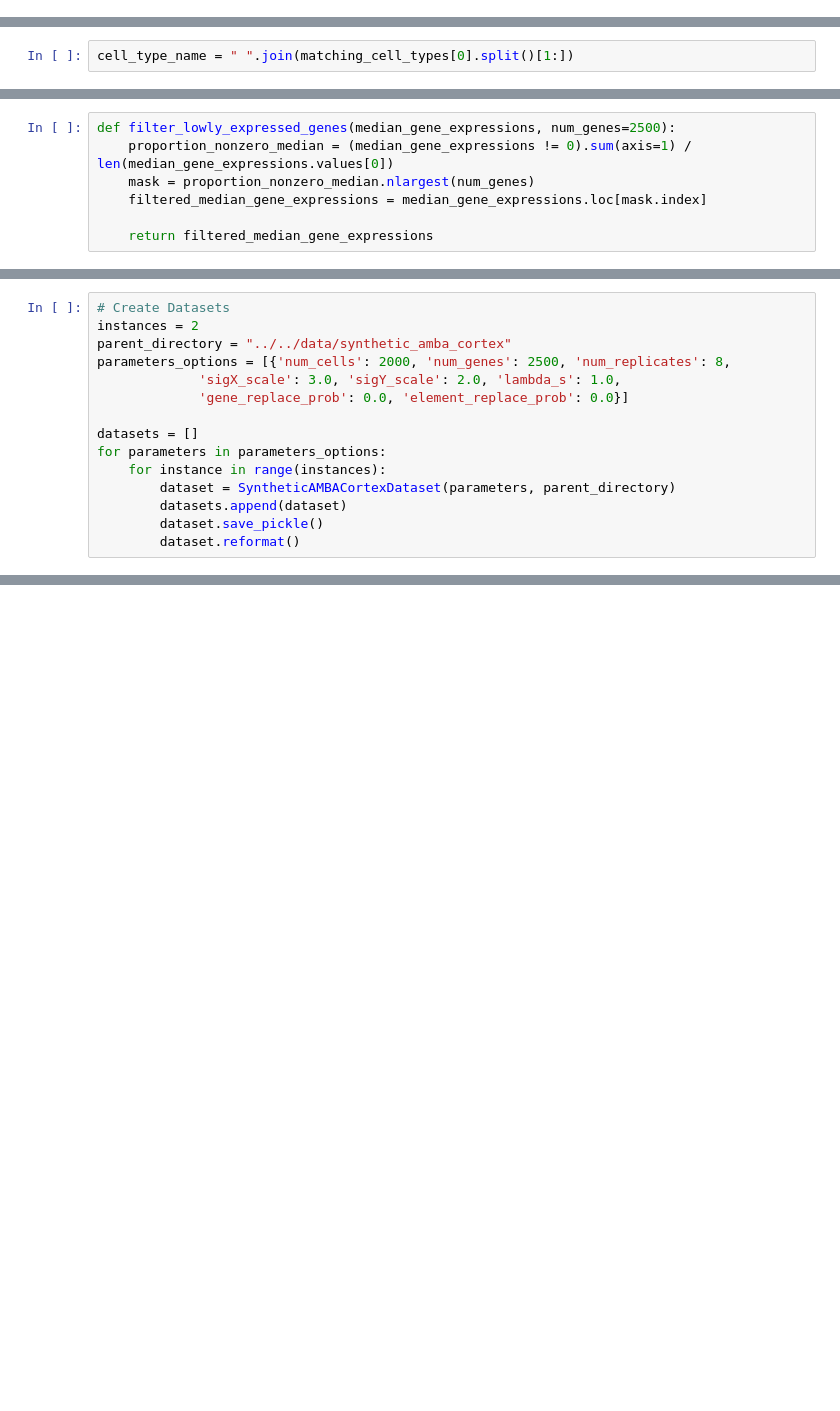
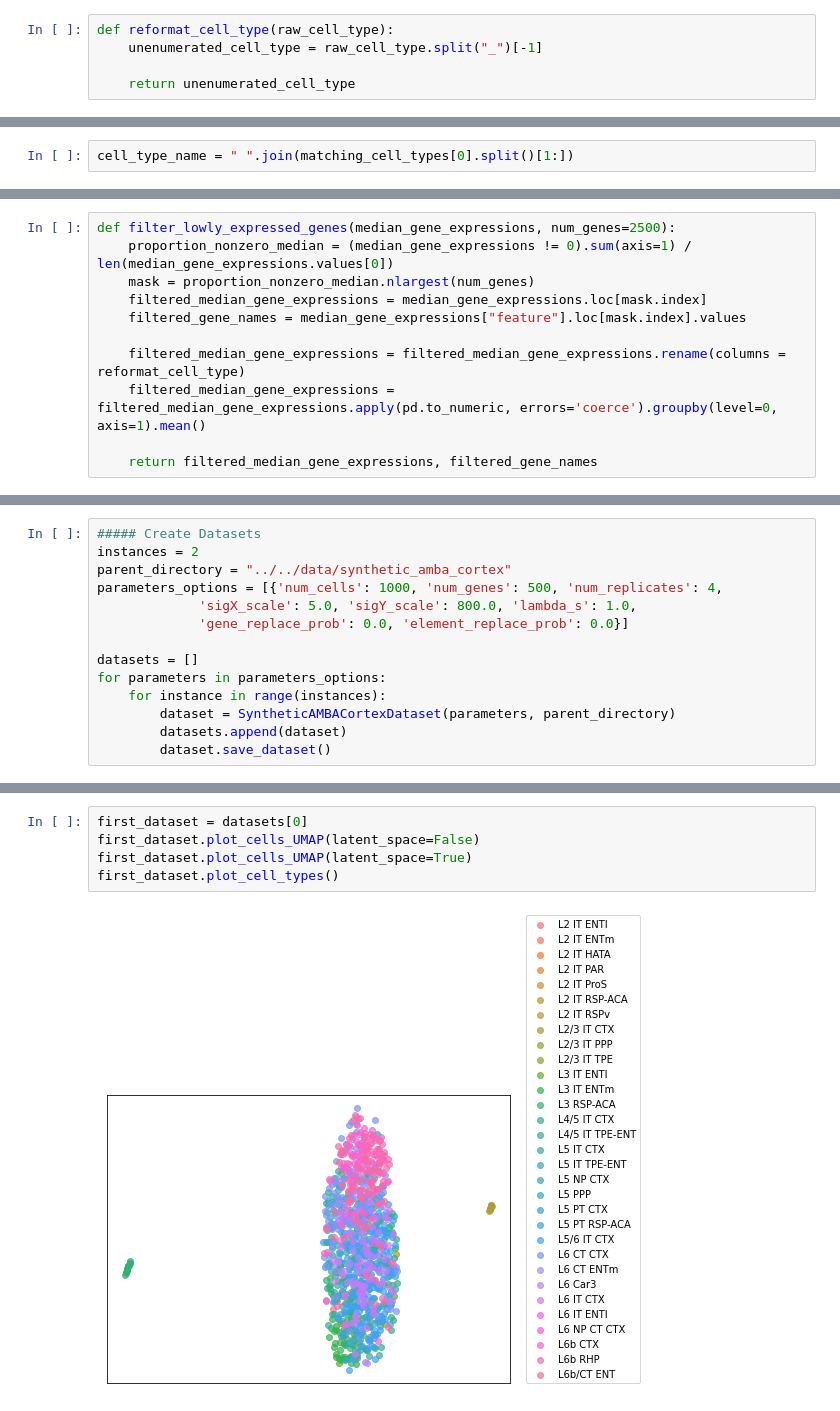
Before and after one commit to ma-compbio/SpiceMix, a Jupyter notebook: SpiceMix/allen_mouse_brain_atlas_simulation.ipynb, the cells around one changed output, grey strips where cells are left out. Cells and saved outputs as stored; diff of their text form; blank space fills up the shorter version.

```diff
--- a/SpiceMix/allen_mouse_brain_atlas_simulation.ipynb
+++ b/SpiceMix/allen_mouse_brain_atlas_simulation.ipynb
@@ -85,2 +74,7 @@ Index(['229_L6 IT CTX', '323_L6 CT CTX', '261_L6 Car3', '219_L6 IT CTX',
+# %%
+def reformat_cell_type(raw_cell_type):
+    unenumerated_cell_type = raw_cell_type.split("_")[-1]
+
+    return unenumerated_cell_type
 # %%
 layer_distributions = []
@@ -138,8 +122,12 @@ def filter_lowly_expressed_genes(median_gene_expressions, num_genes=2500):
     proportion_nonzero_median = (median_gene_expressions != 0).sum(axis=1) / len(median_gene_expressions.values[0])
     mask = proportion_nonzero_median.nlargest(num_genes)
     filtered_median_gene_expressions = median_gene_expressions.loc[mask.index]
+    filtered_gene_names = median_gene_expressions["feature"].loc[mask.index].values
 
-    return filtered_median_gene_expressions
+    filtered_median_gene_expressions = filtered_median_gene_expressions.rename(columns = reformat_cell_type)
+    filtered_median_gene_expressions = filtered_median_gene_expressions.apply(pd.to_numeric, errors='coerce').groupby(level=0, axis=1).mean()
+
+    return filtered_median_gene_expressions, filtered_gene_names
 # %%
 class SyntheticAMBACortexDataset(SyntheticEmpiricalDataset):
     """Synthetic mouse brain cortex dataset with ciruclar pattterns.
@@ -199,17 +203,2 @@ class SyntheticAMBACortexDataset(SyntheticEmpiricalDataset):
                          SyntheticAMBACortexDataset.mask_conditions,
                          parameters, parent_directory, key='')
-# %%
-# Create Datasets
-instances = 2
-parent_directory = "../../data/synthetic_amba_cortex"
-parameters_options = [{'num_cells': 2000, 'num_genes': 2500, 'num_replicates': 8,
-             'sigX_scale': 3.0, 'sigY_scale': 2.0, 'lambda_s': 1.0,
-             'gene_replace_prob': 0.0, 'element_replace_prob': 0.0}]
-
-datasets = []
-for parameters in parameters_options:
-    for instance in range(instances):
-        dataset = SyntheticAMBACortexDataset(parameters, parent_directory)
-        datasets.append(dataset)
-        dataset.save_pickle()
-        dataset.reformat()
@@ -239,0 +226,14 @@ np.split(np.arange(100), partition_indices)
+# %%
+##### Create Datasets
+instances = 2
+parent_directory = "../../data/synthetic_amba_cortex"
+parameters_options = [{'num_cells': 1000, 'num_genes': 500, 'num_replicates': 4,
+             'sigX_scale': 5.0, 'sigY_scale': 800.0, 'lambda_s': 1.0,
+             'gene_replace_prob': 0.0, 'element_replace_prob': 0.0}]
+
+datasets = []
+for parameters in parameters_options:
+    for instance in range(instances):
+        dataset = SyntheticAMBACortexDataset(parameters, parent_directory)
+        datasets.append(dataset)
+        dataset.save_dataset()
@@ -239,0 +253,7 @@ np.split(np.arange(100), partition_indices)
+# %%
+first_dataset = datasets[0]
+first_dataset.plot_cells_UMAP(latent_space=False)
+first_dataset.plot_cells_UMAP(latent_space=True)
+first_dataset.plot_cell_types()
+# %% [output]
+[figure, added]
```
Also changed, not shown: parts of 10 cells of this notebook, 2 other files.
